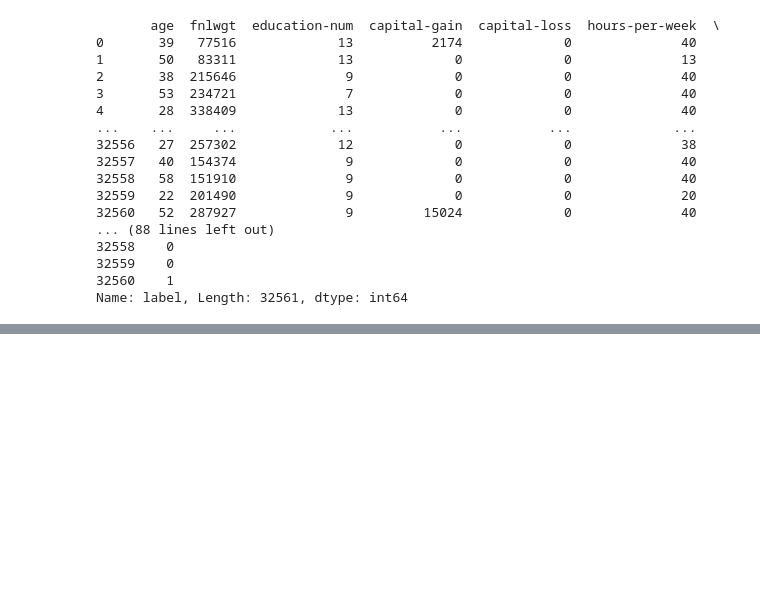
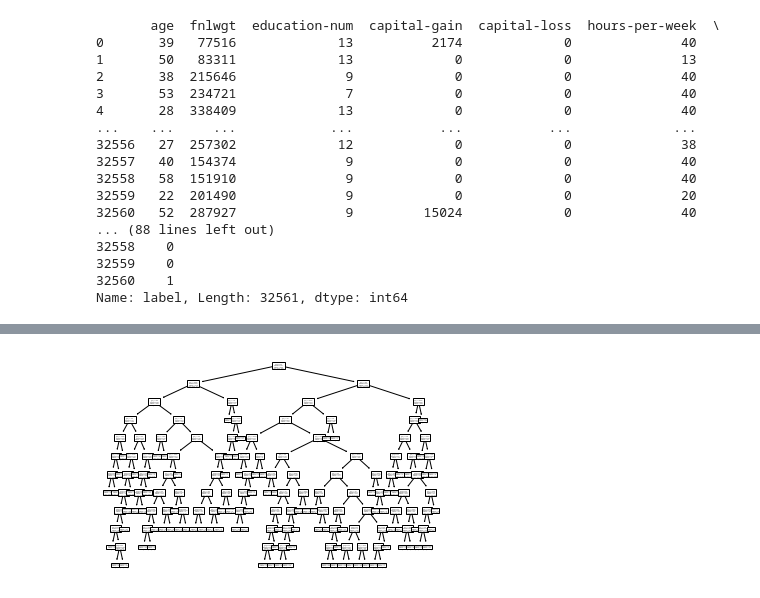
Before and after one commit to Imcyj123/hw1-M11223041, a Jupyter notebook: data-mining(cyj).ipynb, the cells around one changed output, grey strips where cells are left out. Saved outputs shown, nothing was run; the diff lists cells and outputs as text; code cells hidden in the pictures; blank space fills up the shorter version.

```diff
--- a/data-mining(cyj).ipynb
+++ b/data-mining(cyj).ipynb
@@ -281,0 +272,7 @@ dt.score(X_test,y_test)
+# %%
+import matplotlib.pyplot as plt
+from sklearn import tree
+tree.plot_tree(dt)
+plt.show()
+# %% [output]
+[figure, added]
```
Also changed, not shown: parts of 20 cells of this notebook.
